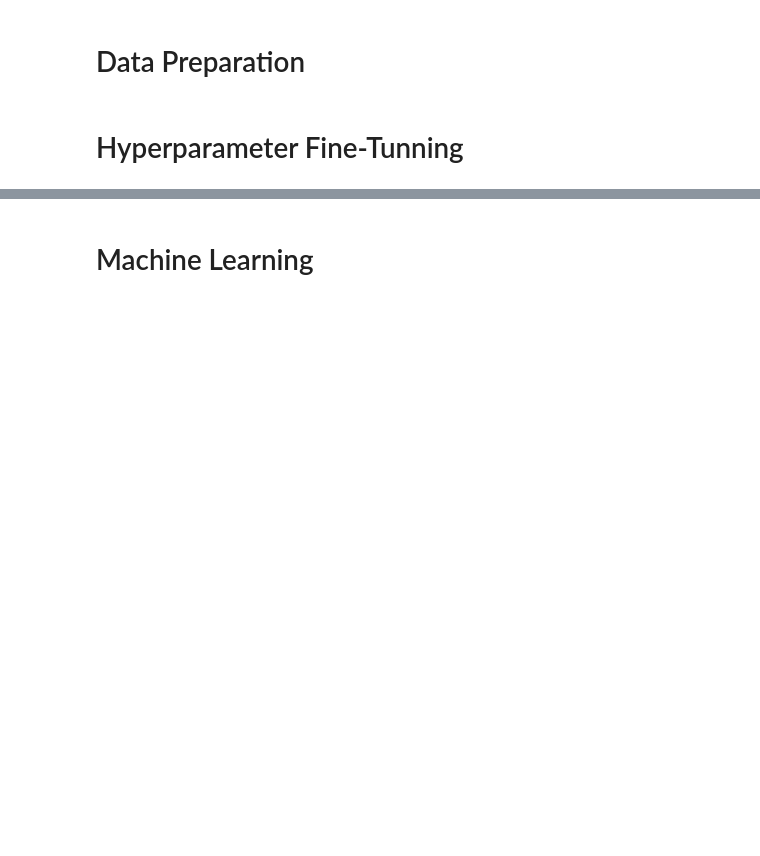
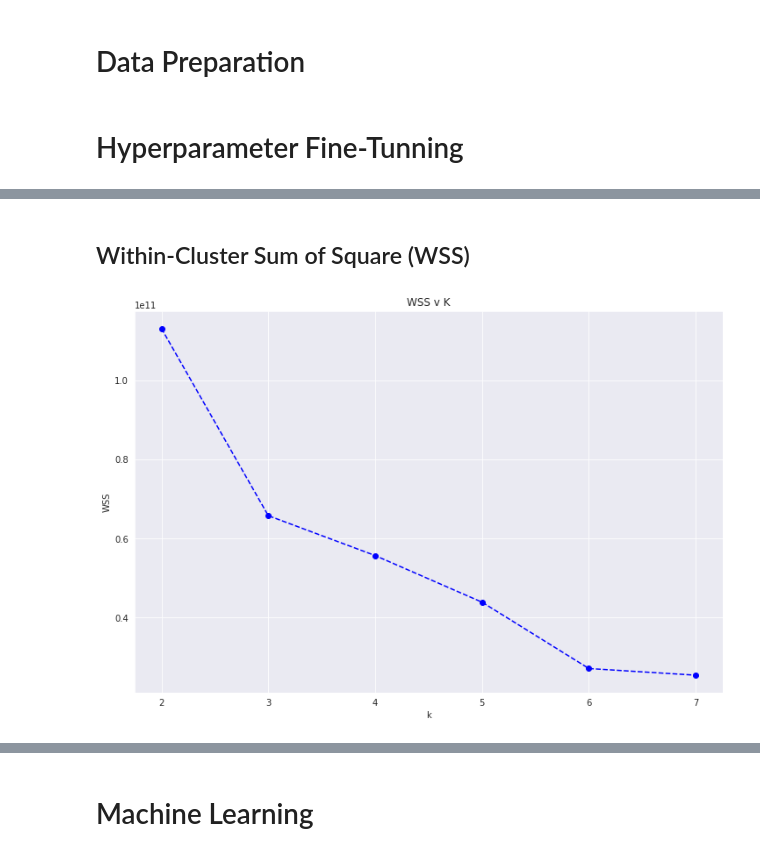
Before and after one commit to MarcosRMG/insiders_clustering, a Jupyter notebook: notebooks/insiders_clustering.ipynb, the cells around one changed output, grey strips where cells are left out. Cells and saved outputs as stored; diff of their text form; code cells hidden in the pictures; blank space fills up the shorter version.

```diff
--- a/notebooks/insiders_clustering.ipynb
+++ b/notebooks/insiders_clustering.ipynb
@@ -150,3 +162,6 @@ import pandas as pd
+# %%
+matplotlib.rcParams['figure.figsize'] = [12, 8]
+sns.set_style(style='darkgrid')
 # %% [markdown]
 # Data Description
 # %% [markdown]
@@ -314,0 +314,3 @@ recency_date df2['invoice_date'].max()
+# %%
+df7 = pd.read_csv('../data/processed/df_ref.csv')
+df7.head()
@@ -314,0 +324,24 @@ recency_date df2['invoice_date'].max()
+# %%
+clusters = [2, 3, 4, 5, 6, 7]
+# %% [markdown]
+## Within-Cluster Sum of Square (WSS)
+# %%
+wss = list()
+for k in clusters:
+    # Model definition
+    kmeans = KMeans(n_clusters=k, init='random', n_init=10, max_iter=300, random_state=7)
+
+    # Model training
+    kmeans.fit(df7)
+
+    # Validation
+    wss.append(kmeans.inertia_)
+
+# Ellbow Method
+plt.plot(clusters, wss, linestyle='--', marker='o', color='b')
+plt.title('WSS v K')
+plt.xlabel('k')
+plt.ylabel('WSS')
+plt.show()
+# %% [output]
+[figure, added]
```
Also changed, not shown: parts of 12 cells of this notebook.
